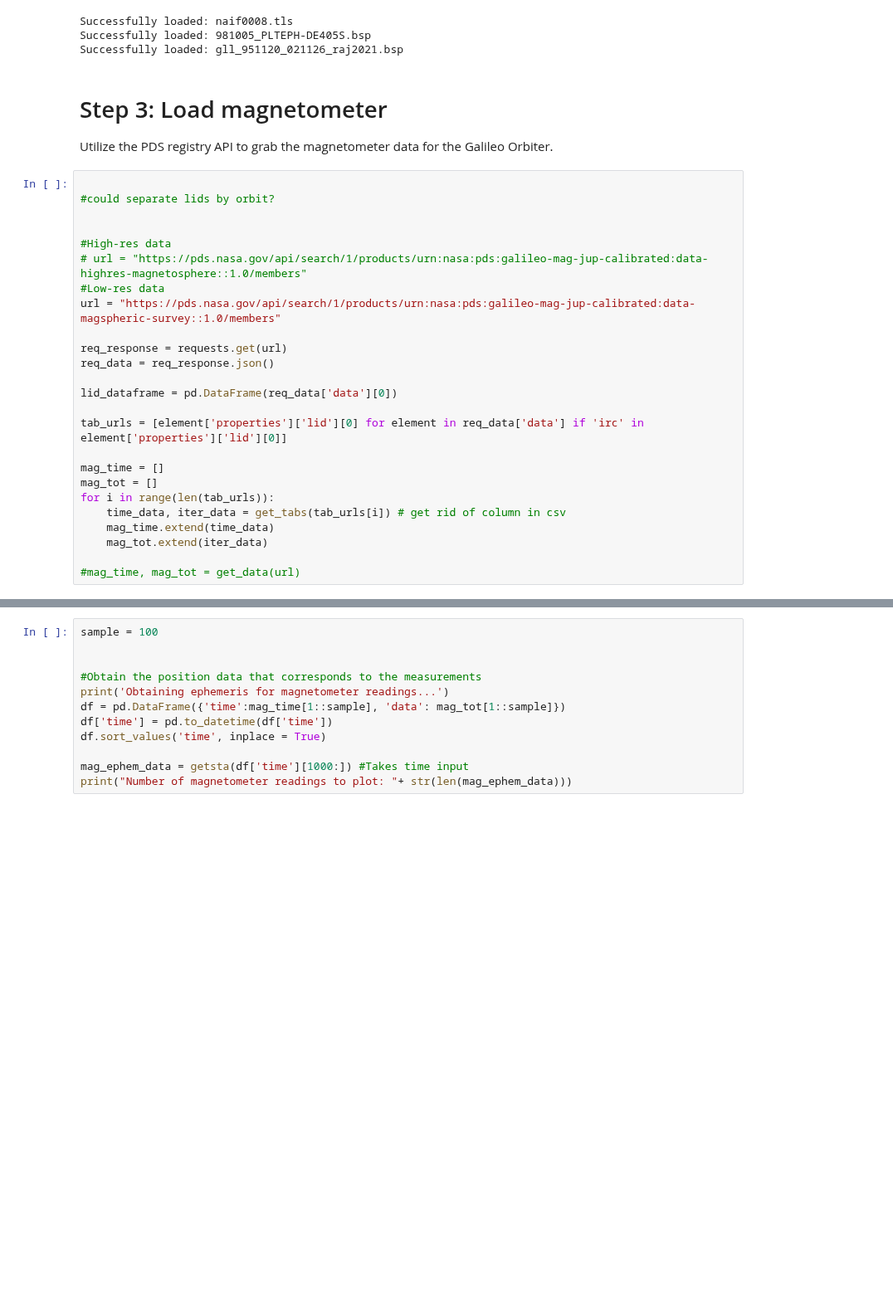
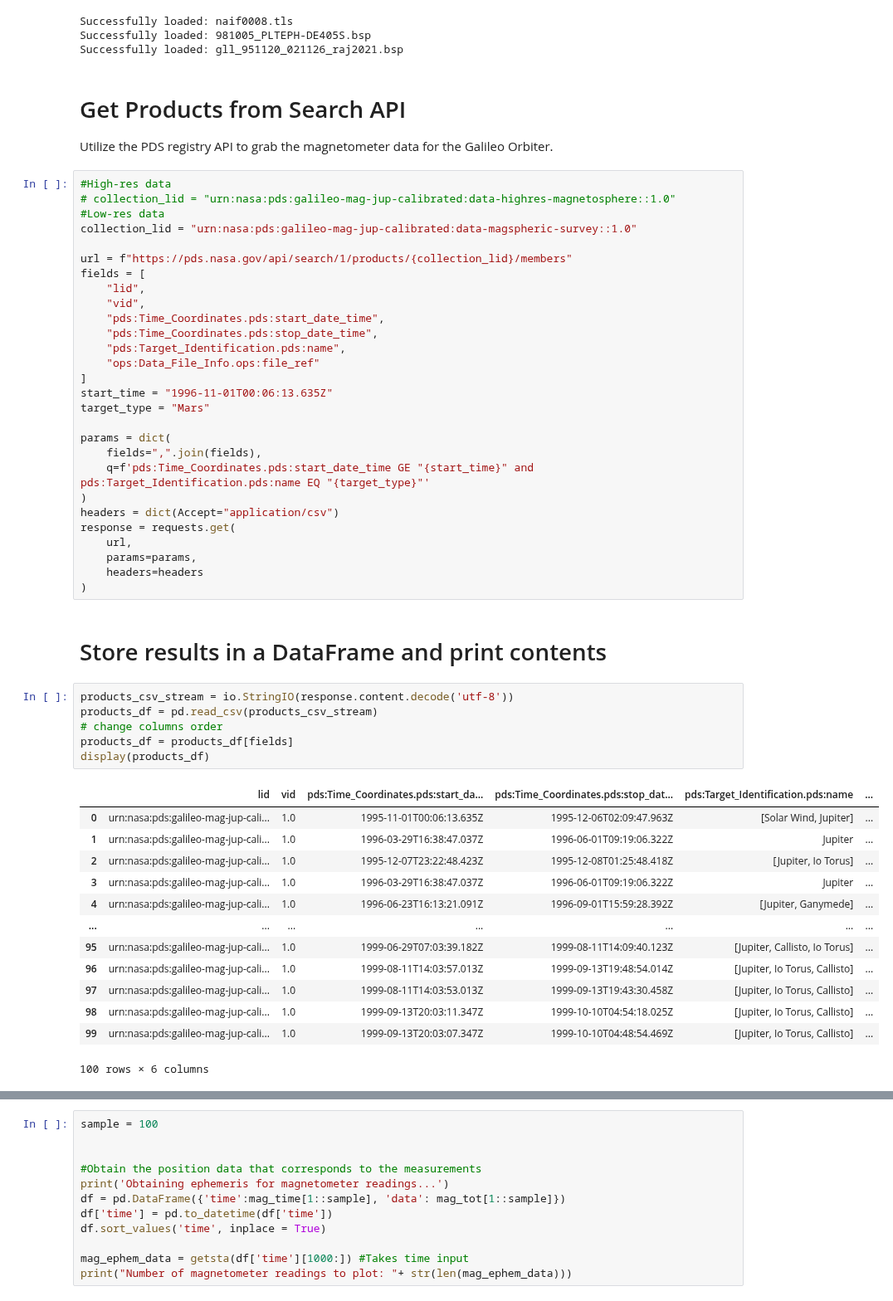
Before and after one commit to NASA-PDS/search-api-notebook, a Jupyter notebook: notebooks/lro/GLL_MagPlot.ipynb, the cells around one changed output, grey strips where cells are left out. Shown at 83% size. Saved outputs shown, nothing was run; the diff lists cells and outputs as text; blank space fills up the shorter version.

Commit message:
Added new way to grab data from PDS and changed plotting visuals

```diff
--- a/notebooks/lro/GLL_MagPlot.ipynb
+++ b/notebooks/lro/GLL_MagPlot.ipynb
@@ -129,31 +108,56 @@ Successfully loaded: naif0008.tls
 Successfully loaded: 981005_PLTEPH-DE405S.bsp
 Successfully loaded: gll_951120_021126_raj2021.bsp
 # %% [markdown]
-# Step 3: Load magnetometer
+# Get Products from Search API
 
 Utilize the PDS registry API to grab the magnetometer data for the Galileo Orbiter.
-# %%
-
-#could separate lids by orbit?
-
-
-#High-res data
-# url = "https://pds.nasa.gov/api/search/1/products/urn:nasa:pds:galileo-mag-jup-calibrated:data-highres-magnetosphere::1.0/members"
-#Low-res data
-url = "https://pds.nasa.gov/api/search/1/products/urn:nasa:pds:galileo-mag-jup-calibrated:data-magspheric-survey::1.0/members"
-
-req_response = requests.get(url)
-req_data = req_response.json()
-
-lid_dataframe = pd.DataFrame(req_data['data'][0])
-
-tab_urls = [element['properties']['lid'][0] for element in req_data['data'] if 'irc' in element['properties']['lid'][0]]
-
-mag_time = []
-mag_tot = []
-for i in range(len(tab_urls)):
-    time_data, iter_data = get_tabs(tab_urls[i]) # get rid of column in csv
-    mag_time.extend(time_data)
-    mag_tot.extend(iter_data)
-
-#mag_time, mag_tot = get_data(url)
+# %%
+#High-res data
+# collection_lid = "urn:nasa:pds:galileo-mag-jup-calibrated:data-highres-magnetosphere::1.0"
+#Low-res data
+collection_lid = "urn:nasa:pds:galileo-mag-jup-calibrated:data-magspheric-survey::1.0"
+
+url = f"https://pds.nasa.gov/api/search/1/products/{collection_lid}/members"
+fields = [
+    "lid",
+    "vid",
+    "pds:Time_Coordinates.pds:start_date_time",
+    "pds:Time_Coordinates.pds:stop_date_time",
+    "pds:Target_Identification.pds:name",
+    "ops:Data_File_Info.ops:file_ref"
+]
+start_time = "1996-11-01T00:06:13.635Z"
+target_type = "Mars"
+
+params = dict(
+    fields=",".join(fields),
+    q=f'pds:Time_Coordinates.pds:start_date_time GE "{start_time}" and pds:Target_Identification.pds:name EQ "{target_type}"'
+)
+headers = dict(Accept="application/csv")
+response = requests.get(
+    url,
+    params=params,
+    headers=headers
+)
+# %% [markdown]
+# Store results in a DataFrame and print contents
+# %%
+products_csv_stream = io.StringIO(response.content.decode('utf-8'))
+products_df = pd.read_csv(products_csv_stream)
+# change columns order
+products_df = products_df[fields]
+display(products_df)
+# %% [output]
+|  | lid | vid | pds:Time_Coordinates.pds:start_da... | pds:Time_Coordinates.pds:stop_dat... | pds:Target_Identification.pds:name | ... |
+| 0 | urn:nasa:pds:galileo-mag-jup-cali... | 1.0 | 1995-11-01T00:06:13.635Z | 1995-12-06T02:09:47.963Z | [Solar Wind, Jupiter] | ... |
+| 1 | urn:nasa:pds:galileo-mag-jup-cali... | 1.0 | 1996-03-29T16:38:47.037Z | 1996-06-01T09:19:06.322Z | Jupiter | ... |
+| 2 | urn:nasa:pds:galileo-mag-jup-cali... | 1.0 | 1995-12-07T23:22:48.423Z | 1995-12-08T01:25:48.418Z | [Jupiter, Io Torus] | ... |
+| 3 | urn:nasa:pds:galileo-mag-jup-cali... | 1.0 | 1996-03-29T16:38:47.037Z | 1996-06-01T09:19:06.322Z | Jupiter | ... |
+| 4 | urn:nasa:pds:galileo-mag-jup-cali... | 1.0 | 1996-06-23T16:13:21.091Z | 1996-09-01T15:59:28.392Z | [Jupiter, Ganymede] | ... |
+| ... | ... | ... | ... | ... | ... | ... |
+| 95 | urn:nasa:pds:galileo-mag-jup-cali... | 1.0 | 1999-06-29T07:03:39.182Z | 1999-08-11T14:09:40.123Z | [Jupiter, Callisto, Io Torus] | ... |
+| 96 | urn:nasa:pds:galileo-mag-jup-cali... | 1.0 | 1999-08-11T14:03:57.013Z | 1999-09-13T19:48:54.014Z | [Jupiter, Io Torus, Callisto] | ... |
+| 97 | urn:nasa:pds:galileo-mag-jup-cali... | 1.0 | 1999-08-11T14:03:53.013Z | 1999-09-13T19:43:30.458Z | [Jupiter, Io Torus, Callisto] | ... |
+| 98 | urn:nasa:pds:galileo-mag-jup-cali... | 1.0 | 1999-09-13T20:03:11.347Z | 1999-10-10T04:54:18.025Z | [Jupiter, Io Torus, Callisto] | ... |
+| 99 | urn:nasa:pds:galileo-mag-jup-cali... | 1.0 | 1999-09-13T20:03:07.347Z | 1999-10-10T04:48:54.469Z | [Jupiter, Io Torus, Callisto] | ... |
+100 rows × 6 columns
```
Also changed, not shown: parts of 9 cells of this notebook.
